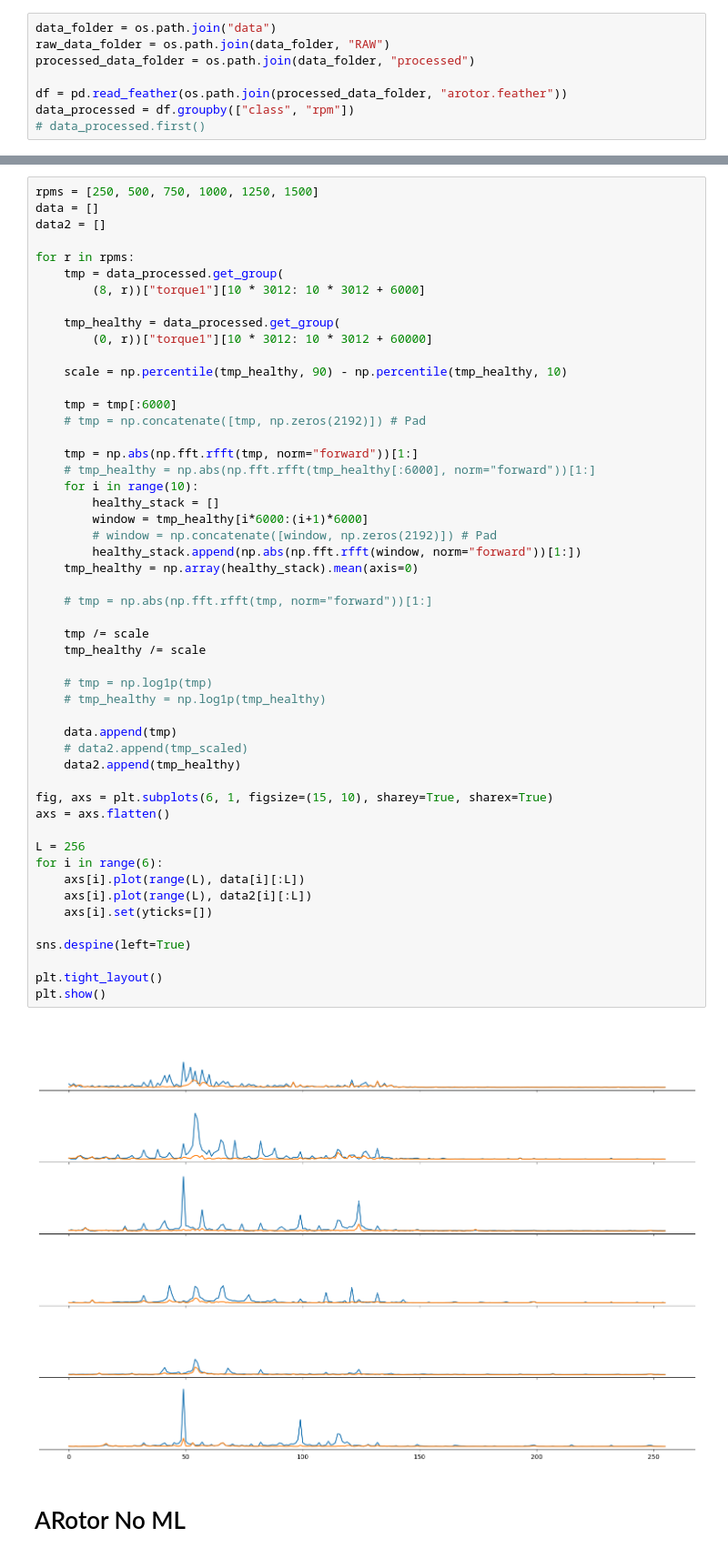
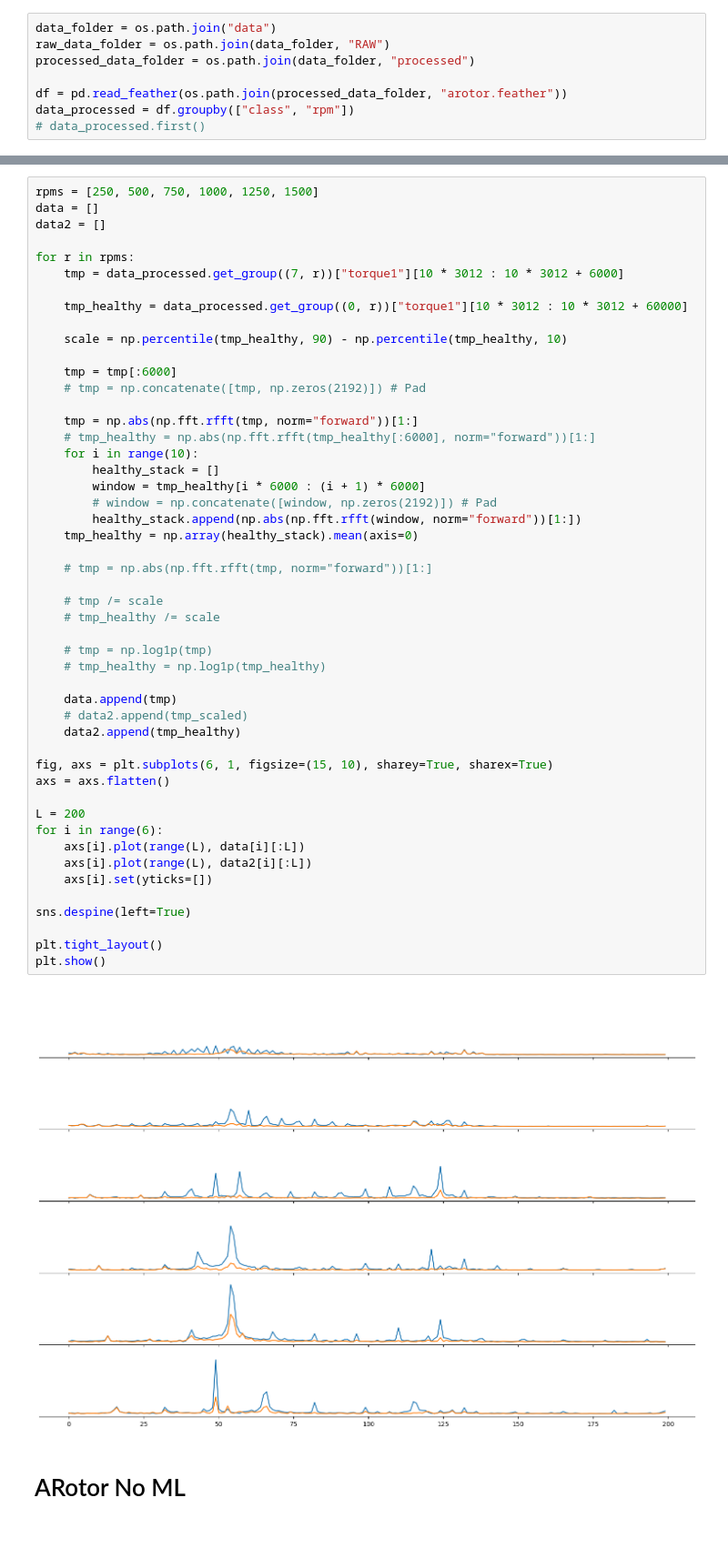
Before and after one commit to 4llu/rapid-deployment, a Jupyter notebook: sandbox.ipynb, the cells around one changed output, grey strips where cells are left out. Shown at 91% size. Drawn from its saved outputs; the diff is of its cells as text.

```diff
--- a/sandbox.ipynb
+++ b/sandbox.ipynb
@@ -150,11 +167,9 @@ data = []
 data2 = []
 
 for r in rpms:
-    tmp = data_processed.get_group(
-        (8, r))["torque1"][10 * 3012: 10 * 3012 + 6000]
+    tmp = data_processed.get_group((7, r))["torque1"][10 * 3012 : 10 * 3012 + 6000]
 
-    tmp_healthy = data_processed.get_group(
-        (0, r))["torque1"][10 * 3012: 10 * 3012 + 60000]
+    tmp_healthy = data_processed.get_group((0, r))["torque1"][10 * 3012 : 10 * 3012 + 60000]
 
     scale = np.percentile(tmp_healthy, 90) - np.percentile(tmp_healthy, 10)
 
@@ -165,38 +180,38 @@ for r in rpms:
     # tmp_healthy = np.abs(np.fft.rfft(tmp_healthy[:6000], norm="forward"))[1:]
     for i in range(10):
         healthy_stack = []
-        window = tmp_healthy[i*6000:(i+1)*6000]
+        window = tmp_healthy[i * 6000 : (i + 1) * 6000]
         # window = np.concatenate([window, np.zeros(2192)]) # Pad
         healthy_stack.append(np.abs(np.fft.rfft(window, norm="forward"))[1:])
     tmp_healthy = np.array(healthy_stack).mean(axis=0)
 
     # tmp = np.abs(np.fft.rfft(tmp, norm="forward"))[1:]
 
-    tmp /= scale
-    tmp_healthy /= scale
+    # tmp /= scale
+    # tmp_healthy /= scale
 
     # tmp = np.log1p(tmp)
     # tmp_healthy = np.log1p(tmp_healthy)
 
     data.append(tmp)
     # data2.append(tmp_scaled)
     data2.append(tmp_healthy)
 
 fig, axs = plt.subplots(6, 1, figsize=(15, 10), sharey=True, sharex=True)
 axs = axs.flatten()
 
-L = 256
+L = 200
 for i in range(6):
     axs[i].plot(range(L), data[i][:L])
     axs[i].plot(range(L), data2[i][:L])
     axs[i].set(yticks=[])
 
 sns.despine(left=True)
 
 plt.tight_layout()
 plt.show()
 # %% [output]
-[figure, old version]
+[figure, new version]
 # %% [markdown]
 # ARotor No ML
 # %%
```
Also changed, not shown: parts of 25 cells of this notebook, 12 other files.
